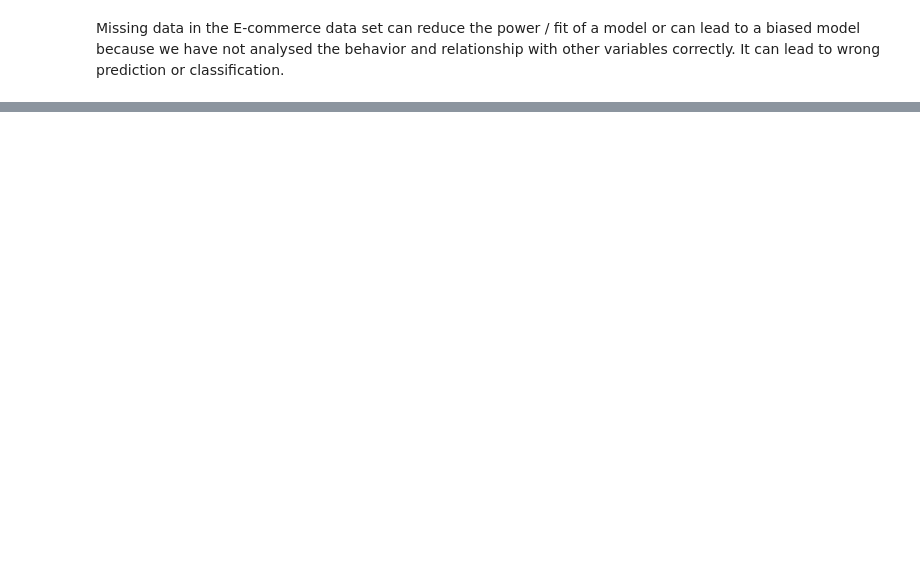
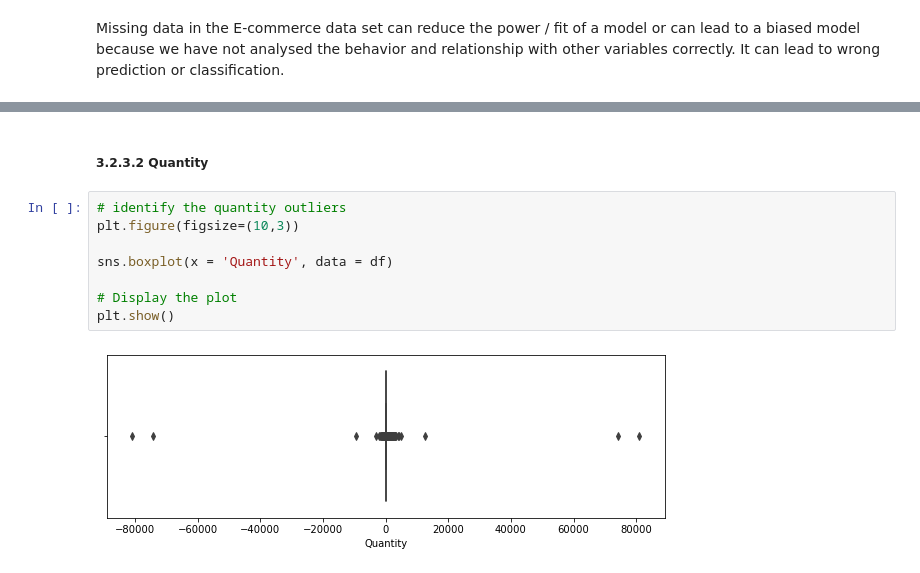
Before and after one commit to Azegele/Phase-4-Project, a Jupyter notebook: Ecommerce Data Set.ipynb, the cells around one changed output, grey strips where cells are left out. Drawn from its saved outputs; the diff is of its cells as text; blank space fills up the shorter version.

```diff
--- a/Ecommerce Data Set.ipynb
+++ b/Ecommerce Data Set.ipynb
@@ -310,0 +384,12 @@ Name: CustomerID, Length: 4372, dtype: int64
+# %% [markdown]
+##### 3.2.3.2 Quantity
+# %%
+# identify the quantity outliers
+plt.figure(figsize=(10,3))
+
+sns.boxplot(x = 'Quantity', data = df)
+
+# Display the plot
+plt.show()
+# %% [output]
+[figure, added]
```
Also changed, not shown: parts of 52 cells of this notebook.
